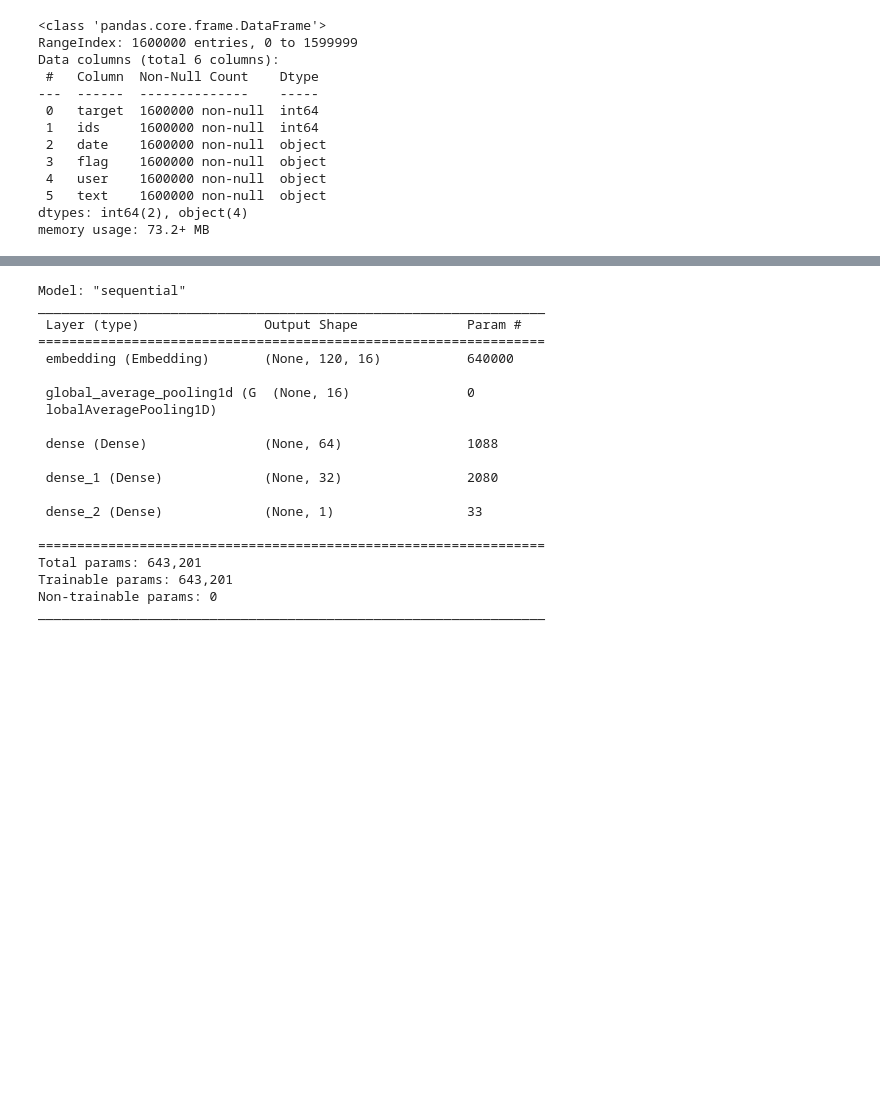
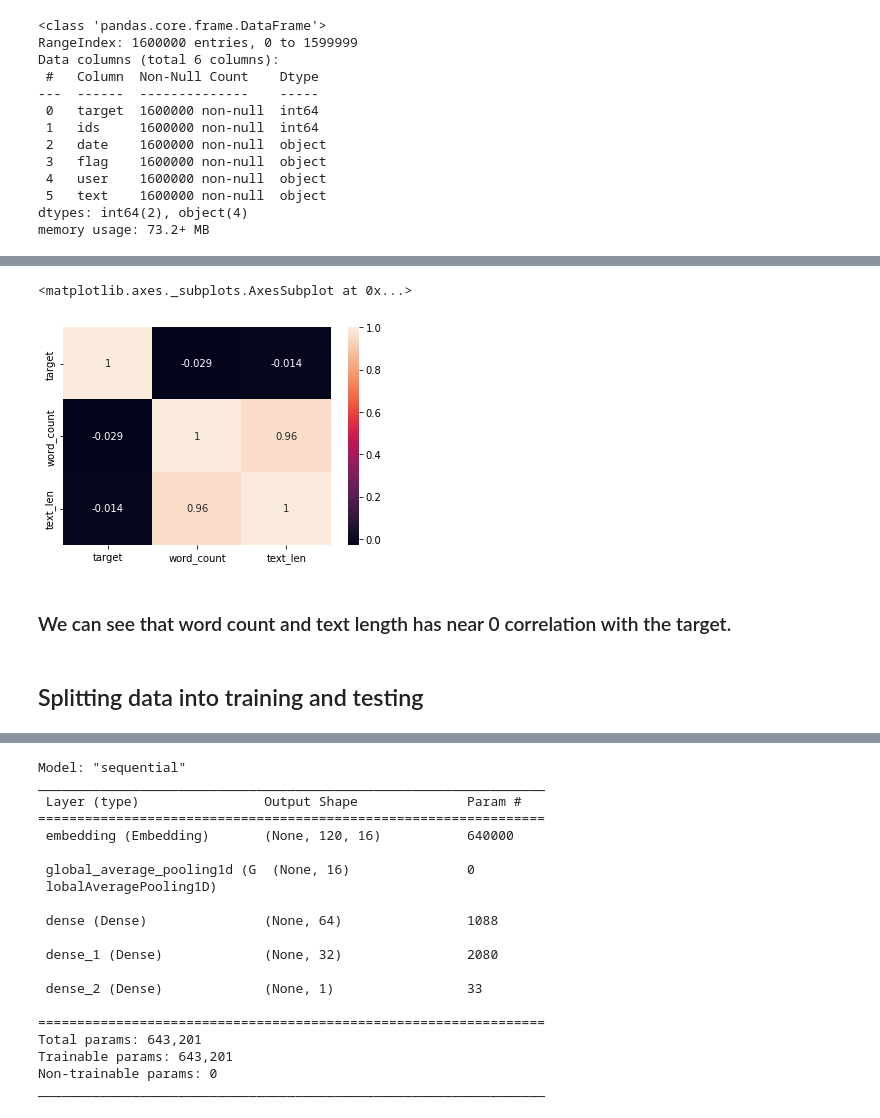
Before and after one commit to MeghanshBansal/NLP, a Jupyter notebook: sentimentanalysis.ipynb, the cells around one changed output, grey strips where cells are left out. Cells and saved outputs as stored; diff of their text form; code cells hidden in the pictures; blank space fills up the shorter version.

```diff
--- a/sentimentanalysis.ipynb
+++ b/sentimentanalysis.ipynb
@@ -65,4 +169,2 @@ def createbinary(x):
 # %%
-df['text']=df['text'].apply(removeusername)
+df = df[['text', 'target']]
-# %%
-df['text']=df['text'].apply(removeurl)
@@ -96,3 +171,15 @@ array([0, 1])
+# %%
+df['word_count'] = df['text'].apply(lambda x: len(str(x).split()))
+df['text_len'] = df['text'].astype(str).apply(len)
+# %%
+sns.heatmap(df.corr(), annot=True)
+# %% [output]
+<matplotlib.axes._subplots.AxesSubplot at 0x...>
+[figure, added]
+# %% [markdown]
+### We can see that word count and text length has near 0 correlation with the target.
+# %% [markdown]
+## Splitting data into training and testing
 # %%
 x=df['text']
 y=df['target']
```
Also changed, not shown: parts of 32 cells of this notebook.
